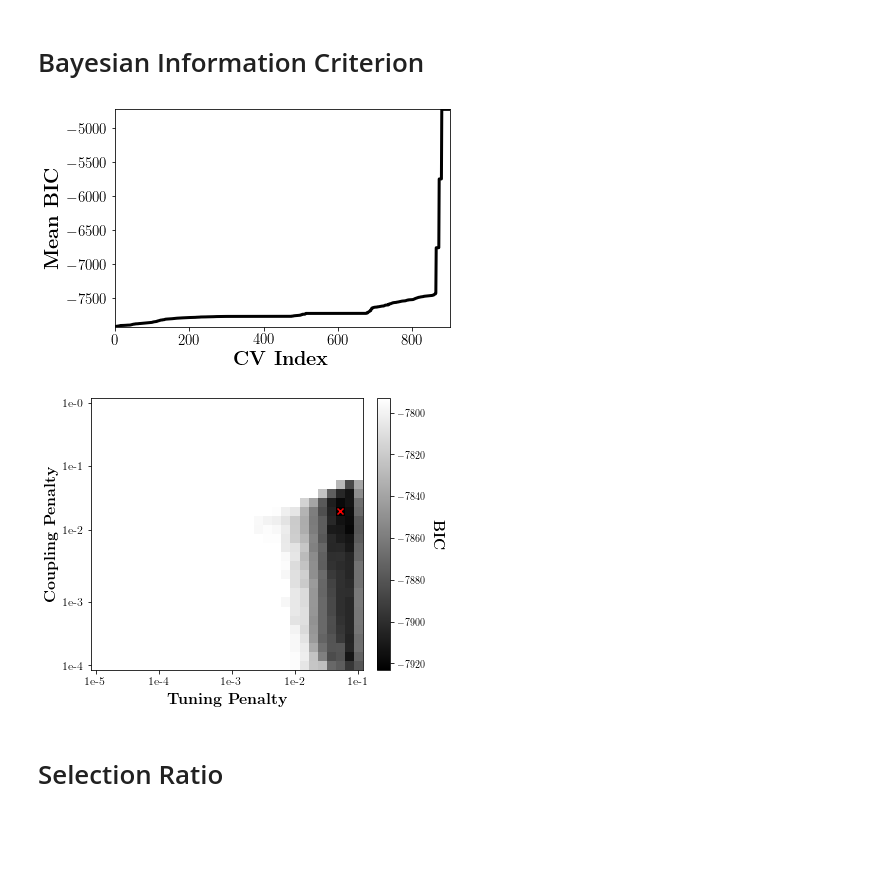
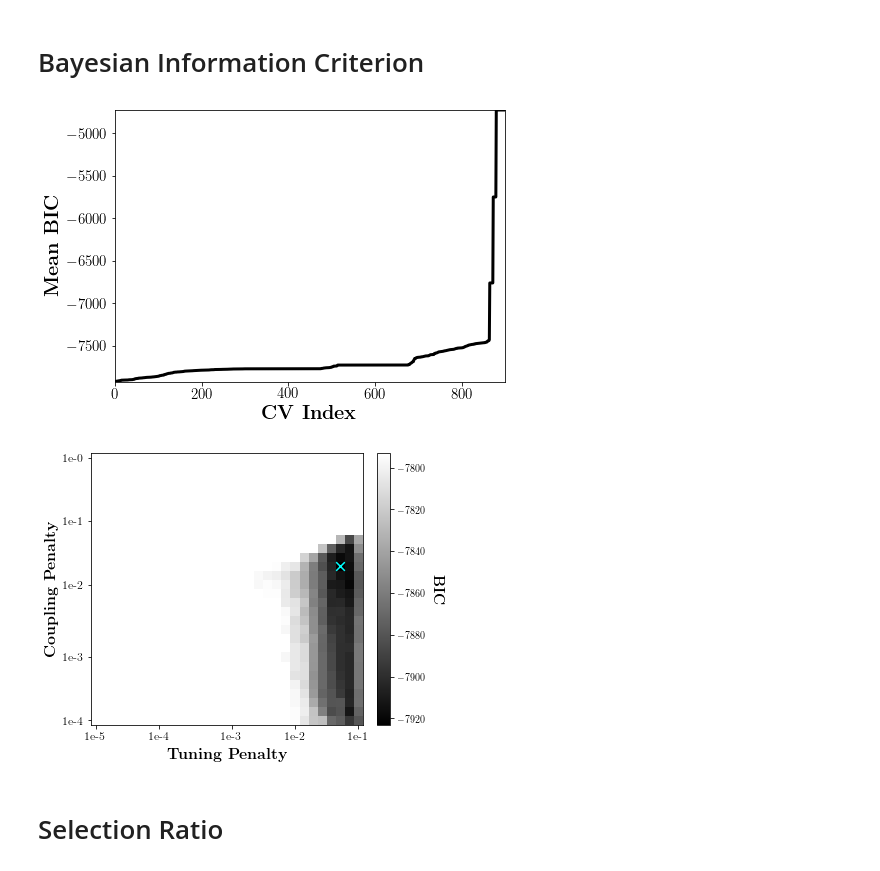
Before and after one commit to BouchardLab/neurobiases, a Jupyter notebook: notebooks/analyze_cv_em_exp5.ipynb, the cells around one changed output. Drawn from its saved outputs; the diff is of its cells as text; code cells hidden in the pictures; blank space fills up the shorter version.

```diff
--- a/notebooks/analyze_cv_em_exp5.ipynb
+++ b/notebooks/analyze_cv_em_exp5.ipynb
@@ -95,17 +119,18 @@ plt.show()
 mean_bics = np.mean(bics, axis=-1)
 best_bic = np.unravel_index(np.argmin(mean_bics), mean_bics.shape)
 # %%
-fig, ax = plt.subplots(1, 1, figsize=(6, 4))
+fig, ax = plt.subplots(1, 1, figsize=(7, 5))
 ax.plot(np.sort(mean_bics.ravel()), linewidth=3, color='black')
 ax.set_xlabel(r'\textbf{CV Index}', fontsize=20)
 ax.set_ylabel(r'\textbf{Mean BIC}', fontsize=20)
 
 ax.set_xlim([0, 900])
 ax.set_ylim([mean_bics.min(), mean_bics.max()])
 ax.tick_params(labelsize=15)
+plt.savefig('exp5_bic.pdf', bbox_inches='tight')
 plt.show()
 # %% [output]
-[figure, old version]
+[figure, new version]
 # %%
 fig, ax = plt.subplots(1, 1, figsize=(5, 5))
 
@@ -119,16 +144,17 @@ ax.set_yticks([0, 7, 15, 22, 29])
 ax.set_xticklabels(['1e-5', '1e-4', '1e-3', '1e-2', '1e-1'], fontsize=12)
 ax.set_yticklabels(['1e-4', '1e-3', '1e-2', '1e-1', '1e-0'], fontsize=12)
 
-ax.scatter(best_bic[1], best_bic[0], color='red', marker='x')
+ax.scatter(best_bic[1], best_bic[0], color='cyan', marker='x', s=75)
 
 [[x0, y0], [x1, y1]] = ax.get_position().get_points()
 cax = fig.add_axes([x1 + 0.05 * (x1 - x0), y0, 0.05 * (x1 - x0), (y1 - y0)])
 cb = fig.colorbar(img, cax=cax)
 cb.ax.tick_params(labelsize=10)
 cb.ax.set_ylabel(r'\textbf{BIC}', fontsize=15, labelpad=20, rotation=270)
+plt.savefig('exp5_bic_grid.pdf', bbox_inches='tight')
 plt.show()
 # %% [output]
-[figure, old version]
+[figure, new version]
 # %% [markdown]
 # Selection Ratio
 # %%
```
Also changed, not shown: parts of 9 cells of this notebook.
